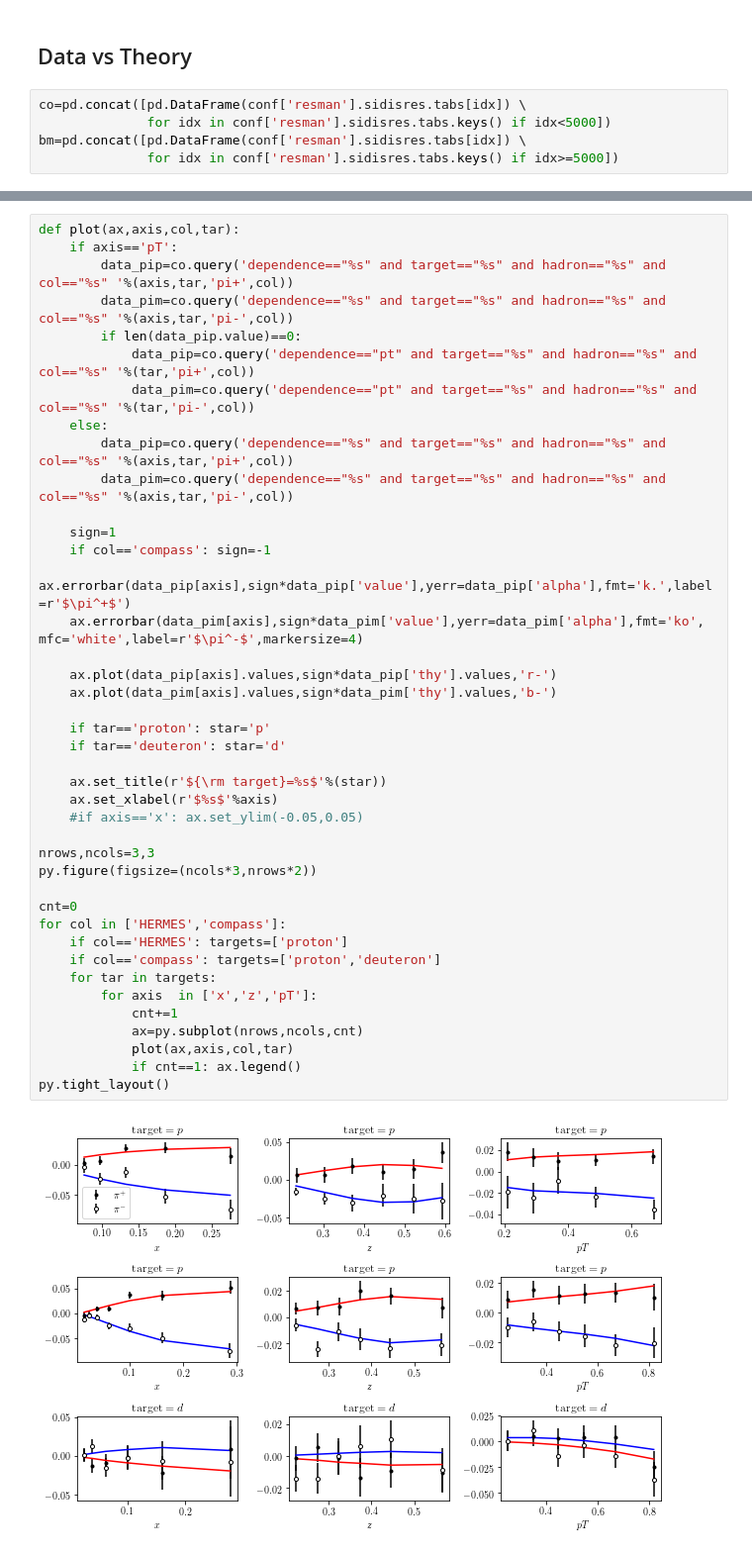
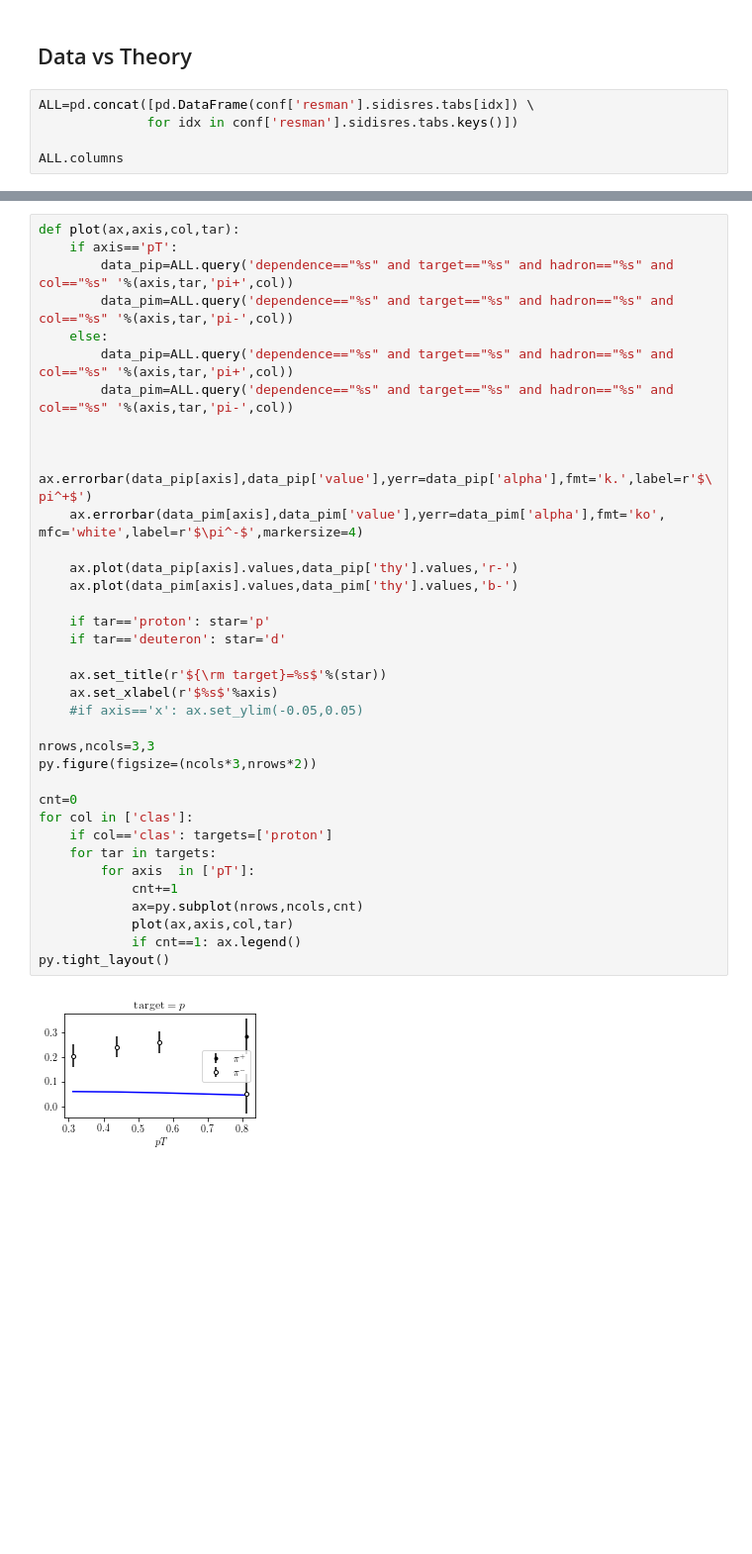
Before and after one commit to prokudin/PSU-PHYS296, a Jupyter notebook: Python/notebooks/example_all.ipynb, the cells around one changed output, grey strips where cells are left out. Shown at 99% size. Cells and saved outputs as stored; diff of their text form; blank space fills up the shorter version.

```diff
--- a/Python/notebooks/example_all.ipynb
+++ b/Python/notebooks/example_all.ipynb
@@ -25,7 +25,7 @@ IOError: [Errno 2] No such file or directory: 'inputs/all.py'
 # %% [markdown]
 ## Data vs Theory
 # %%
-co=pd.concat([pd.DataFrame(conf['resman'].sidisres.tabs[idx]) \
-              for idx in conf['resman'].sidisres.tabs.keys() if idx<5000])
-bm=pd.concat([pd.DataFrame(conf['resman'].sidisres.tabs[idx]) \
-              for idx in conf['resman'].sidisres.tabs.keys() if idx>=5000])
+ALL=pd.concat([pd.DataFrame(conf['resman'].sidisres.tabs[idx]) \
+              for idx in conf['resman'].sidisres.tabs.keys()])
+
+ALL.columns
@@ -34,43 +45,38 @@ bm=pd.concat([pd.DataFrame(conf['resman'].sidisres.tabs[idx]) \
 # %%
 def plot(ax,axis,col,tar):
     if axis=='pT':
-        data_pip=co.query('dependence=="%s" and target=="%s" and hadron=="%s" and col=="%s" '%(axis,tar,'pi+',col))
-        data_pim=co.query('dependence=="%s" and target=="%s" and hadron=="%s" and col=="%s" '%(axis,tar,'pi-',col))
-        if len(data_pip.value)==0:
-            data_pip=co.query('dependence=="pt" and target=="%s" and hadron=="%s" and col=="%s" '%(tar,'pi+',col))
-            data_pim=co.query('dependence=="pt" and target=="%s" and hadron=="%s" and col=="%s" '%(tar,'pi-',col))
+        data_pip=ALL.query('dependence=="%s" and target=="%s" and hadron=="%s" and col=="%s" '%(axis,tar,'pi+',col))
+        data_pim=ALL.query('dependence=="%s" and target=="%s" and hadron=="%s" and col=="%s" '%(axis,tar,'pi-',col))
     else:
-        data_pip=co.query('dependence=="%s" and target=="%s" and hadron=="%s" and col=="%s" '%(axis,tar,'pi+',col))
-        data_pim=co.query('dependence=="%s" and target=="%s" and hadron=="%s" and col=="%s" '%(axis,tar,'pi-',col))
+        data_pip=ALL.query('dependence=="%s" and target=="%s" and hadron=="%s" and col=="%s" '%(axis,tar,'pi+',col))
+        data_pim=ALL.query('dependence=="%s" and target=="%s" and hadron=="%s" and col=="%s" '%(axis,tar,'pi-',col))
 
-    sign=1
-    if col=='compass': sign=-1
-    ax.errorbar(data_pip[axis],sign*data_pip['value'],yerr=data_pip['alpha'],fmt='k.',label=r'$\pi^+$')
-    ax.errorbar(data_pim[axis],sign*data_pim['value'],yerr=data_pim['alpha'],fmt='ko', mfc='white',label=r'$\pi^-$',markersize=4)
 
-    ax.plot(data_pip[axis].values,sign*data_pip['thy'].values,'r-')
-    ax.plot(data_pim[axis].values,sign*data_pim['thy'].values,'b-')
+    ax.errorbar(data_pip[axis],data_pip['value'],yerr=data_pip['alpha'],fmt='k.',label=r'$\pi^+$')
+    ax.errorbar(data_pim[axis],data_pim['value'],yerr=data_pim['alpha'],fmt='ko', mfc='white',label=r'$\pi^-$',markersize=4)
+
+    ax.plot(data_pip[axis].values,data_pip['thy'].values,'r-')
+    ax.plot(data_pim[axis].values,data_pim['thy'].values,'b-')
 
     if tar=='proton': star='p'
     if tar=='deuteron': star='d'
 
     ax.set_title(r'${\rm target}=%s$'%(star))
     ax.set_xlabel(r'$%s$'%axis)
     #if axis=='x': ax.set_ylim(-0.05,0.05)
 
 nrows,ncols=3,3
 py.figure(figsize=(ncols*3,nrows*2))
 
 cnt=0
-for col in ['HERMES','compass']:
-    if col=='HERMES': targets=['proton']
-    if col=='compass': targets=['proton','deuteron']
+for col in ['clas']:
+    if col=='clas': targets=['proton']
     for tar in targets:
-        for axis  in ['x','z','pT']:
+        for axis  in ['pT']:
             cnt+=1
             ax=py.subplot(nrows,ncols,cnt)
             plot(ax,axis,col,tar)
             if cnt==1: ax.legend()
 py.tight_layout()
 # %% [output]
-[figure, old version]
+[figure, new version]
```
Also changed, not shown: parts of 14 cells of this notebook, 3 other files.
